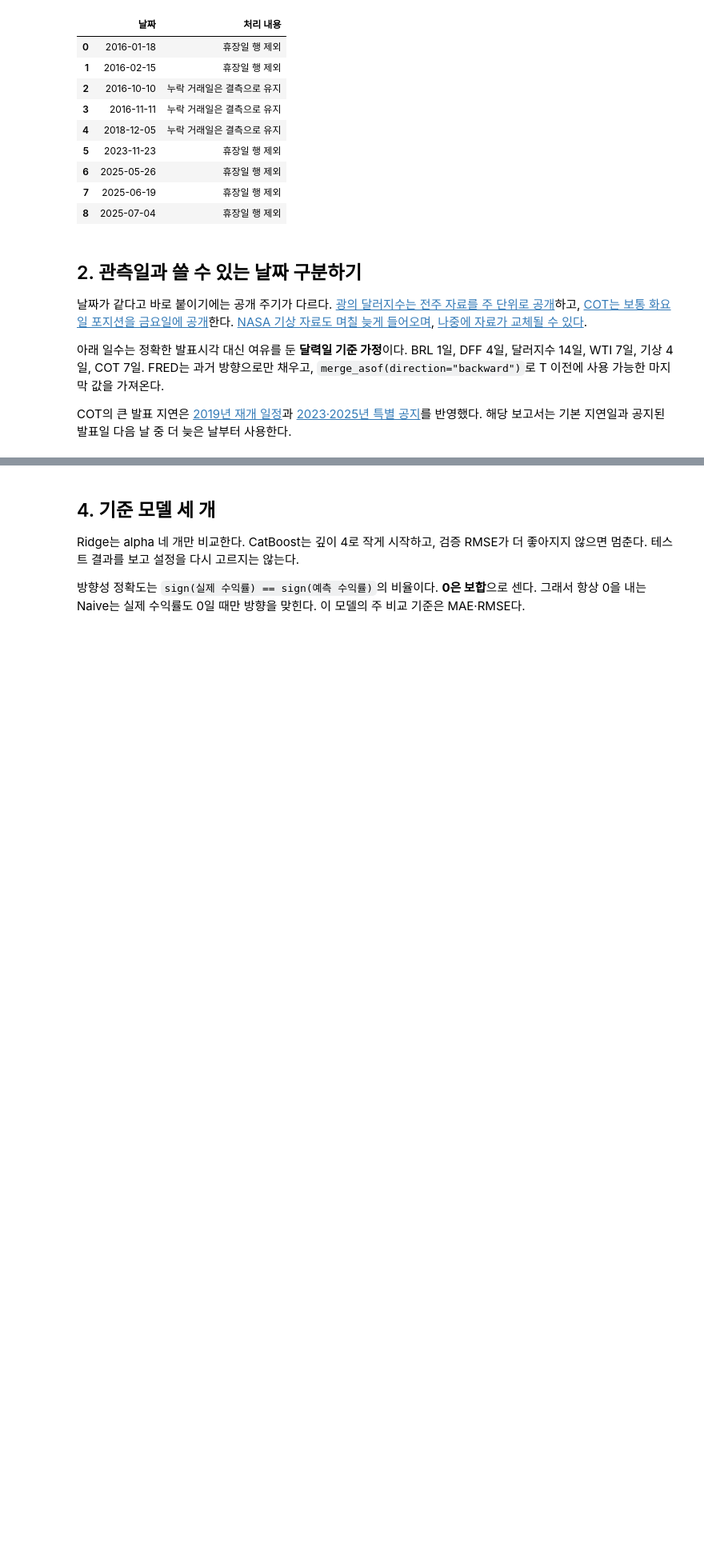
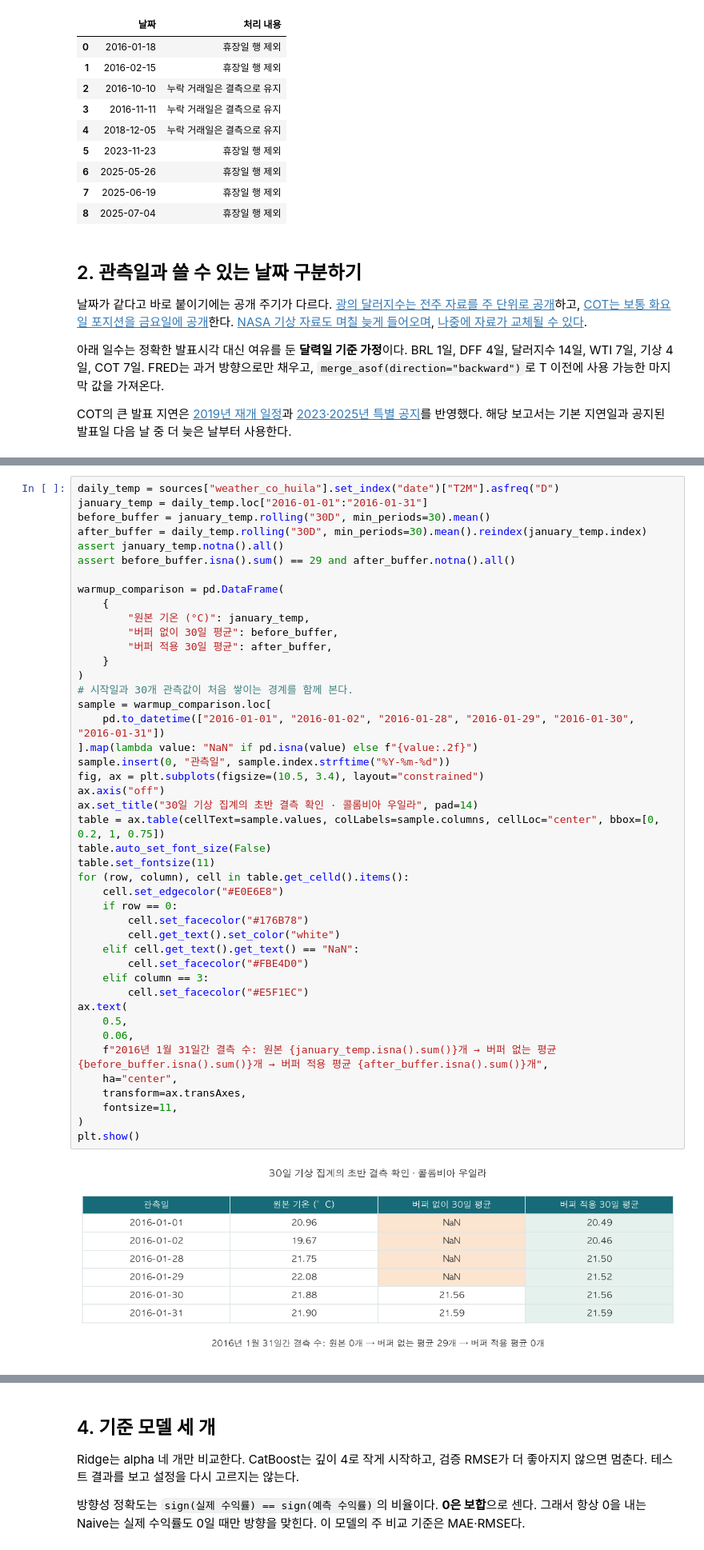
Before and after one commit to MJU-Capstone-2025/Coffee_Price_Prediction, a Jupyter notebook: data_code/03_eda_and_baseline_models.ipynb, the cells around one changed output, grey strips where cells are left out. Shown at 80% size. Drawn from its saved outputs; the diff is of its cells as text; blank space fills up the shorter version.

```diff
--- a/data_code/03_eda_and_baseline_models.ipynb
+++ b/data_code/03_eda_and_baseline_models.ipynb
@@ -168,3 +199,49 @@ COT의 큰 발표 지연은 [2019년 재개 일정](https://www.cftc.gov/PressRo
+# %%
+daily_temp = sources["weather_co_huila"].set_index("date")["T2M"].asfreq("D")
+january_temp = daily_temp.loc["2016-01-01":"2016-01-31"]
+before_buffer = january_temp.rolling("30D", min_periods=30).mean()
+after_buffer = daily_temp.rolling("30D", min_periods=30).mean().reindex(january_temp.index)
+assert january_temp.notna().all()
+assert before_buffer.isna().sum() == 29 and after_buffer.notna().all()
+
+warmup_comparison = pd.DataFrame(
+    {
+        "원본 기온 (°C)": january_temp,
+        "버퍼 없이 30일 평균": before_buffer,
+        "버퍼 적용 30일 평균": after_buffer,
+    }
+)
+# 시작일과 30개 관측값이 처음 쌓이는 경계를 함께 본다.
+sample = warmup_comparison.loc[
+    pd.to_datetime(["2016-01-01", "2016-01-02", "2016-01-28", "2016-01-29", "2016-01-30", "2016-01-31"])
+].map(lambda value: "NaN" if pd.isna(value) else f"{value:.2f}")
+sample.insert(0, "관측일", sample.index.strftime("%Y-%m-%d"))
+fig, ax = plt.subplots(figsize=(10.5, 3.4), layout="constrained")
+ax.axis("off")
+ax.set_title("30일 기상 집계의 초반 결측 확인 · 콜롬비아 우일라", pad=14)
+table = ax.table(cellText=sample.values, colLabels=sample.columns, cellLoc="center", bbox=[0, 0.2, 1, 0.75])
+table.auto_set_font_size(False)
+table.set_fontsize(11)
+for (row, column), cell in table.get_celld().items():
+    cell.set_edgecolor("#E0E6E8")
+    if row == 0:
+        cell.set_facecolor("#176B78")
+        cell.get_text().set_color("white")
+    elif cell.get_text().get_text() == "NaN":
+        cell.set_facecolor("#FBE4D0")
+    elif column == 3:
+        cell.set_facecolor("#E5F1EC")
+ax.text(
+    0.5,
+    0.06,
+    f"2016년 1월 31일간 결측 수: 원본 {january_temp.isna().sum()}개 → 버퍼 없는 평균 {before_buffer.isna().sum()}개 → 버퍼 적용 평균 {after_buffer.isna().sum()}개",
+    ha="center",
+    transform=ax.transAxes,
+    fontsize=11,
+)
+plt.show()
+# %% [output]
+[figure, added]
 # %%
 LAG_DAYS = {"brl": 1, "dff": 4, "dtwexbgs": 14, "dcoilwtico": 7, "weather": 4, "cot": 7}
 joined = prices.copy()
```
Also changed, not shown: parts of 32 cells of this notebook.
